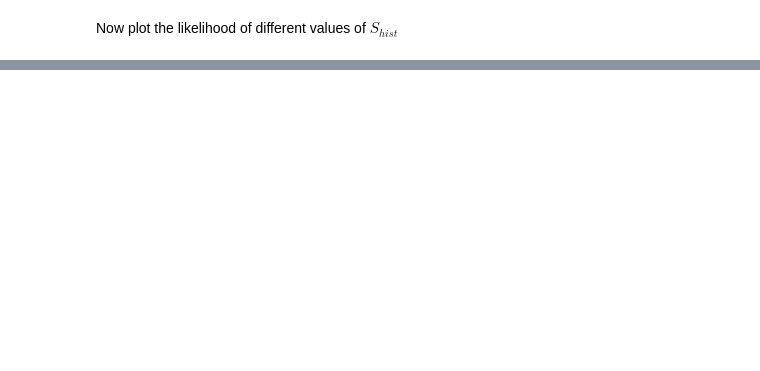
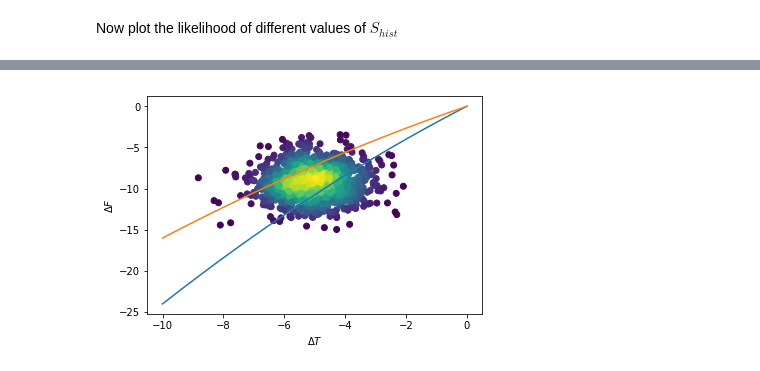
Before and after one commit to katemarvel/WCRP_ECS, a Jupyter notebook: ForwardModel.ipynb, the cells around one changed output, grey strips where cells are left out. Cells and saved outputs as stored; diff of their text form; code cells hidden in the pictures; blank space fills up the shorter version.

```diff
--- a/ForwardModel.ipynb
+++ b/ForwardModel.ipynb
@@ -26,4 +27,5 @@ dQ = np.random.normal(0.61,0.14/1.96,size=nsamp)
 Now, take samples of F and $F_{2\times CO_2}$
 # %%
 dF2xCO2_dist =np.random.normal(3.8,0.74/1.96,size=nsamp)
+F2x=3.8
 dF = dF2xCO2_dist - np.random.normal(1.46,0.77/1.96,size=nsamp)
@@ -102,0 +118,27 @@ From paleo: We can reconstruct carbon dioxide (and thus forcing) and temperature
+# %%
+%%capture
+def plot_line(S):
+    Ts = np.linspace(-10,0,nsamp)
+
+    plt.plot(Ts,Ts*F2x/S)
+def plot_complex_line(S,alpha,ax=plt.gca()):
+    Ts = np.linspace(-10,0,nsamp)
+
+    plt.plot(Ts,Ts*(F2x+alpha*Ts)/S)
+# %%
+nsamp=1000
+dT_LGM = np.random.normal(loc=-5.0,scale=1.0,size=nsamp)
+dF_LGM = np.random.normal(loc=-9.2,scale=2.0,size=nsamp)
+values_LGM = np.zeros((2,nsamp))
+values_LGM[0]=dT_LGM
+values_LGM[1]=dF_LGM
+kde_LGM = stats.gaussian_kde(values_LGM)
+density_LGM = kde_LGM(values_LGM)
+plt.scatter(dT_LGM,dF_LGM,c=density_LGM)
+plt.ylabel(r"$\Delta F$")
+plt.xlabel(r"$\Delta T$")
+
+plot_complex_line(2,-.1)
+plot_complex_line(3,-.1)
+# %% [output]
+[figure, added]
```
Also changed, not shown: parts of 14 cells of this notebook, 1 other file.
